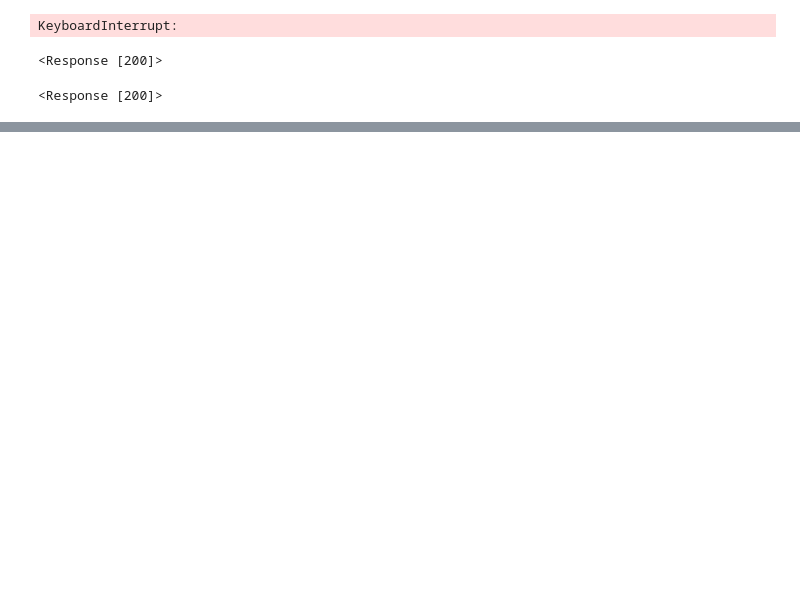
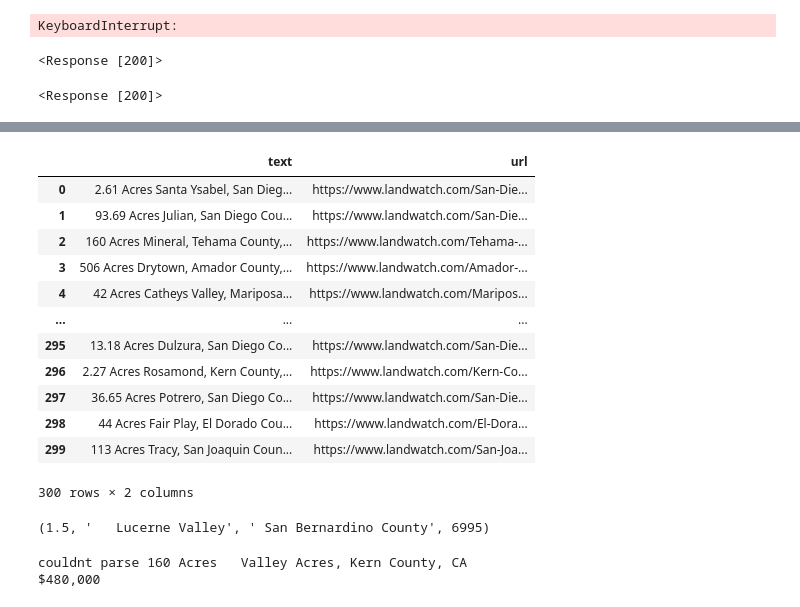
Before and after one commit to akuczala/windsite, a Jupyter notebook: land-value-scrape.ipynb, the cells around one changed output, grey strips where cells are left out. Drawn from its saved outputs; the diff is of its cells as text; code cells hidden in the pictures; blank space fills up the shorter version.

```diff
--- a/land-value-scrape.ipynb
+++ b/land-value-scrape.ipynb
@@ -20,0 +44,36 @@ requests.get('https://www.github.com')
+# %%
+def extract_prop_listing(el):
+    link = el.find_element_by_tag_name('a')
+    return [el.text,link.get_attribute('href')]
+def get_listings_data(driver):
+    listings = driver.find_elements_by_class_name('propName')
+    return [extract_prop_listing(el) for el in listings]
+def load_page(driver,url,wait_time=1):
+    driver.get(url)
+    time.sleep(wait_time)
+# %%
+from selenium import webdriver
+from selenium.webdriver.chrome.options import Options
+
+options = Options()
+options.headless = False
+options.add_argument("--window-size=1920,1200")
+
+driver = webdriver.Chrome(options=options, executable_path='chromedriver')
+
+root = 'https://www.landwatch.com/California_land_for_sale/'
+listings_data = []
+start = 11; end = 20;
+for i in range(start,end + 1):
+    if i == 1:
+        url = root
+    else:
+        url = root + 'page-' + str(i)
+    load_page(driver,url,wait_time=0.5)
+    listings_data = listings_data + get_listings_data(driver)
+
+driver.quit()
+# %%
+list_df = pd.DataFrame(listings_data,columns = ['text','url'])
+print(len(list_df))
+list_df.head()
@@ -20,0 +90,16 @@ requests.get('https://www.github.com')
+# %%
+list_df
+# %% [output]
+|  | text | url |
+| 0 | 2.61 Acres Santa Ysabel, San Dieg... | https://www.landwatch.com/San-Die... |
+| 1 | 93.69 Acres Julian, San Diego Cou... | https://www.landwatch.com/San-Die... |
+| 2 | 160 Acres Mineral, Tehama County,... | https://www.landwatch.com/Tehama-... |
+| 3 | 506 Acres Drytown, Amador County,... | https://www.landwatch.com/Amador-... |
+| 4 | 42 Acres Catheys Valley, Mariposa... | https://www.landwatch.com/Maripos... |
+| ... | ... | ... |
+| 295 | 13.18 Acres Dulzura, San Diego Co... | https://www.landwatch.com/San-Die... |
+| 296 | 2.27 Acres Rosamond, Kern County,... | https://www.landwatch.com/Kern-Co... |
+| 297 | 36.65 Acres Potrero, San Diego Co... | https://www.landwatch.com/San-Die... |
+| 298 | 44 Acres Fair Play, El Dorado Cou... | https://www.landwatch.com/El-Dora... |
+| 299 | 113 Acres Tracy, San Joaquin Coun... | https://www.landwatch.com/San-Joa... |
+300 rows × 2 columns
@@ -20,0 +114,16 @@ requests.get('https://www.github.com')
+# %%
+parse_text(list_df.iloc[50,0])
+# %% [output]
+(1.5, '   Lucerne Valley', ' San Bernardino County', 6995)
+# %%
+list_df = pd.concat([
+    pd.read_pickle('data/landwatch/listings' + str(s) + '-' + str(e) + '.pkl')
+    for s,e in [(1,5),(6,10),(11,20)]
+],axis=0).reset_index().drop('index',axis=1)
+list_df['acres'], list_df['city'], list_df['county'], list_df['price'] = \
+    list(zip(*list_df['text'].apply(parse_text)))
+list_df['ppa'] = list_df['price']/list_df['acres']
+list_df['log_ppa'] = np.log10(list_df['ppa'])
+# %% [output]
+couldnt parse 160 Acres   Valley Acres, Kern County, CA
+$480,000
```
Also changed, not shown: parts of 18 cells of this notebook, 7 other files.
